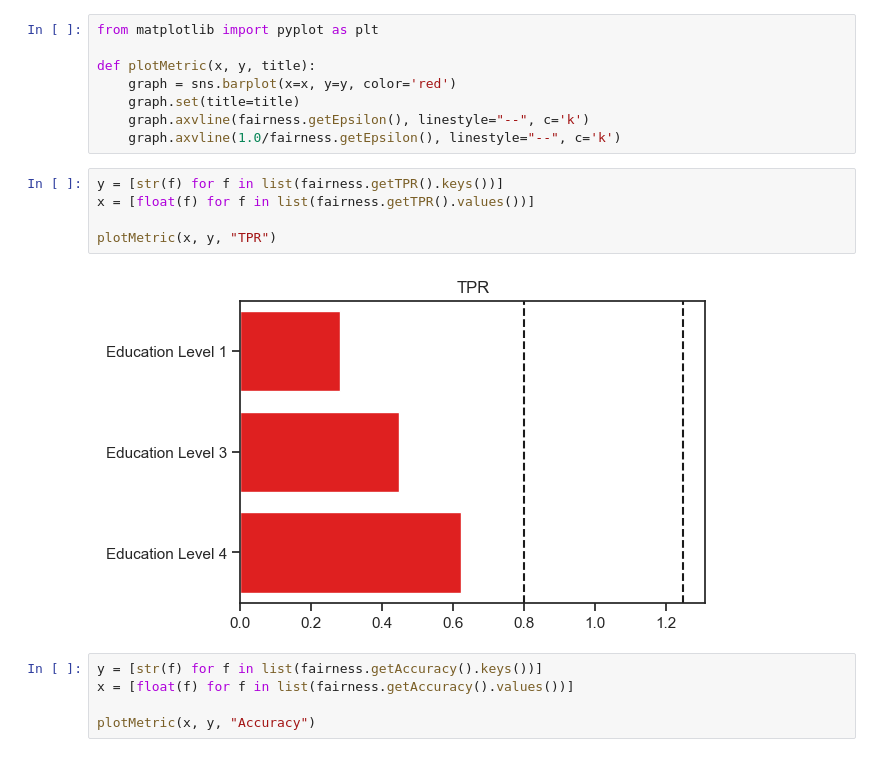
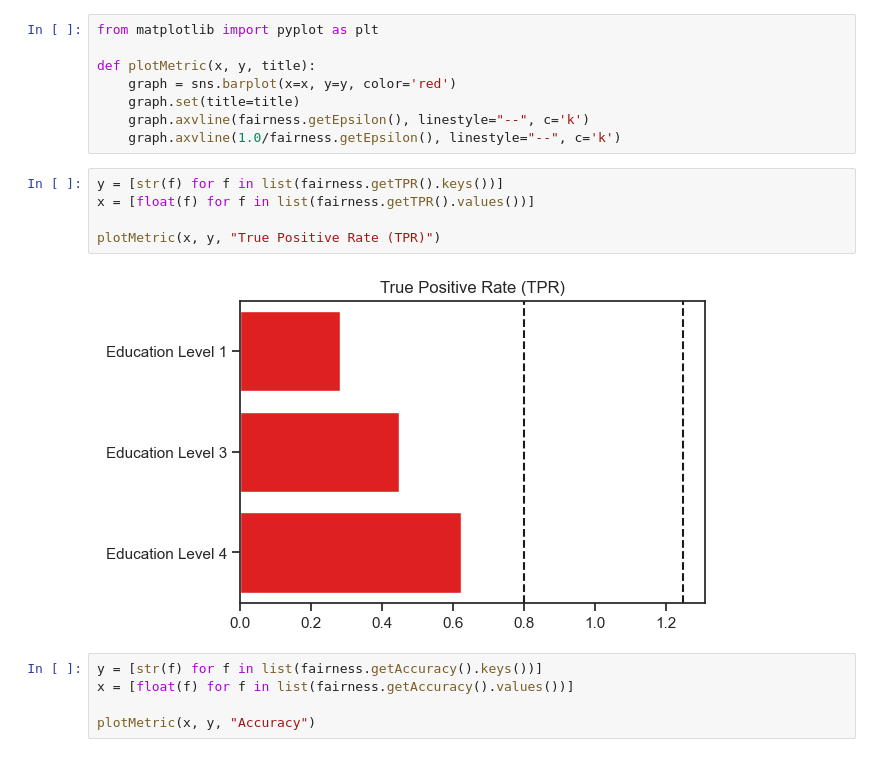
Before and after one commit to ruivieira/java-mentat, a Jupyter notebook: notebooks/Fairness.ipynb, the cells around one changed output. Saved outputs shown, nothing was run; the diff lists cells and outputs as text.

```diff
--- a/notebooks/Fairness.ipynb
+++ b/notebooks/Fairness.ipynb
@@ -47,10 +47,10 @@ def plotMetric(x, y, title):
 # %%
 y = [str(f) for f in list(fairness.getTPR().keys())]
 x = [float(f) for f in list(fairness.getTPR().values())]
 
-plotMetric(x, y, "TPR")
+plotMetric(x, y, "True Positive Rate (TPR)")
 # %% [output]
-[figure, old version]
+[figure, new version]
 # %%
 y = [str(f) for f in list(fairness.getAccuracy().keys())]
 x = [float(f) for f in list(fairness.getAccuracy().values())]
```
Also changed, not shown: parts of 1 cell of this notebook, 2 other files.
